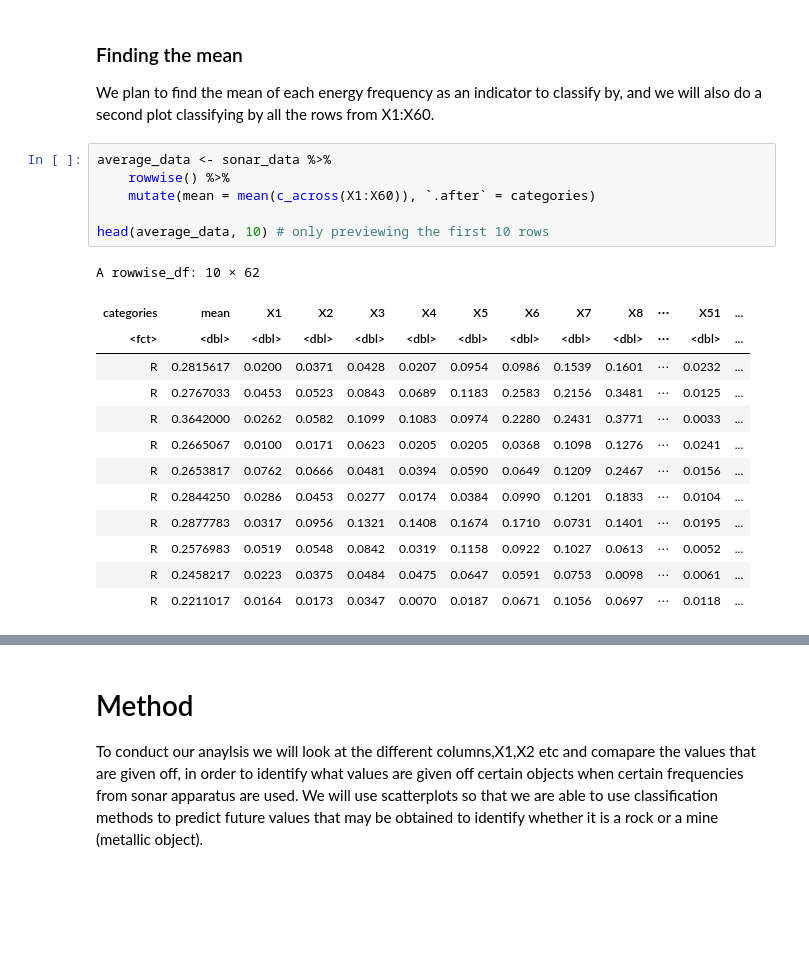
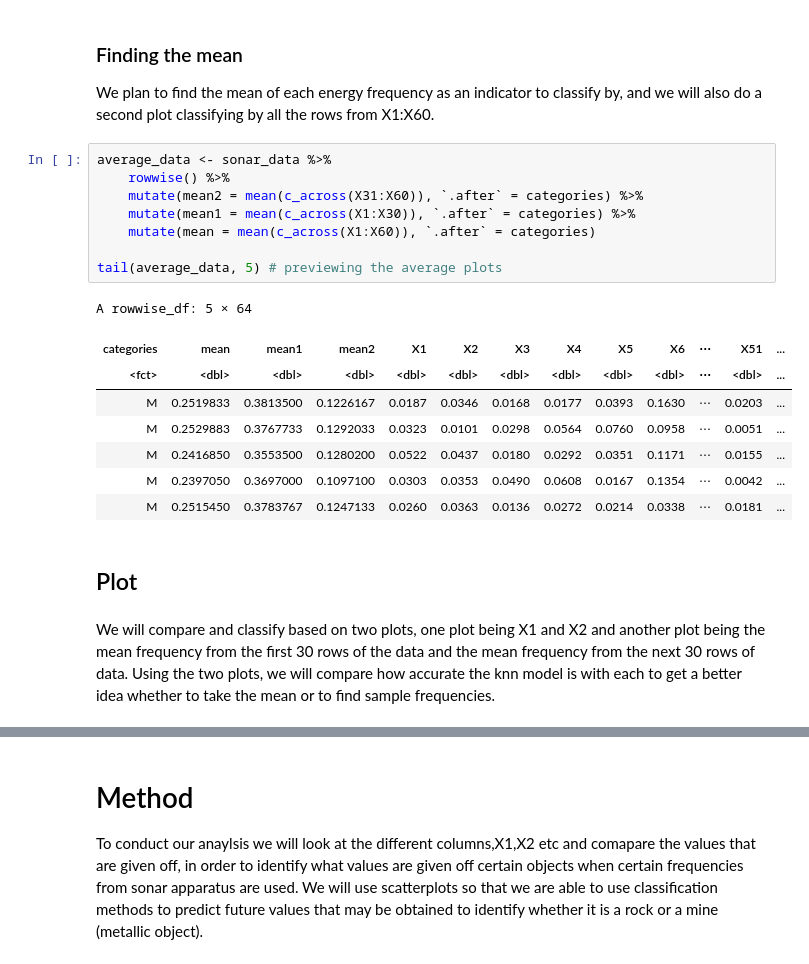
Before and after one commit to ryanarnouk/dsci-100-project, a Jupyter notebook: proposal.ipynb, the cells around one changed output, grey strips where cells are left out. Drawn from its saved outputs; the diff is of its cells as text; blank space fills up the shorter version.

Commit message:
Added new plots and reorganized

```diff
--- a/proposal.ipynb
+++ b/proposal.ipynb
@@ -131,21 +117,22 @@ We plan to find the mean of each energy frequency as an indicator to classify by
 # %%
 average_data <- sonar_data %>%
     rowwise() %>%
+    mutate(mean2 = mean(c_across(X31:X60)), `.after` = categories) %>%
+    mutate(mean1 = mean(c_across(X1:X30)), `.after` = categories) %>%
     mutate(mean = mean(c_across(X1:X60)), `.after` = categories)
 
-head(average_data, 10) # only previewing the first 10 rows
+tail(average_data, 5) # previewing the average plots
 # %% [output]
-A rowwise_df: 10 × 62
+A rowwise_df: 5 × 64
-| categories | mean | X1 | X2 | X3 | X4 | X5 | X6 | X7 | X8 | ⋯ | X51 | ... |
+| categories | mean | mean1 | mean2 | X1 | X2 | X3 | X4 | X5 | X6 | ⋯ | X51 | ... |
 | <fct> | <dbl> | <dbl> | <dbl> | <dbl> | <dbl> | <dbl> | <dbl> | <dbl> | <dbl> | ⋯ | <dbl> | ... |
-| R | 0.2815617 | 0.0200 | 0.0371 | 0.0428 | 0.0207 | 0.0954 | 0.0986 | 0.1539 | 0.1601 | ⋯ | 0.0232 | ... |
-| R | 0.2767033 | 0.0453 | 0.0523 | 0.0843 | 0.0689 | 0.1183 | 0.2583 | 0.2156 | 0.3481 | ⋯ | 0.0125 | ... |
-| R | 0.3642000 | 0.0262 | 0.0582 | 0.1099 | 0.1083 | 0.0974 | 0.2280 | 0.2431 | 0.3771 | ⋯ | 0.0033 | ... |
-| R | 0.2665067 | 0.0100 | 0.0171 | 0.0623 | 0.0205 | 0.0205 | 0.0368 | 0.1098 | 0.1276 | ⋯ | 0.0241 | ... |
-| R | 0.2653817 | 0.0762 | 0.0666 | 0.0481 | 0.0394 | 0.0590 | 0.0649 | 0.1209 | 0.2467 | ⋯ | 0.0156 | ... |
-| R | 0.2844250 | 0.0286 | 0.0453 | 0.0277 | 0.0174 | 0.0384 | 0.0990 | 0.1201 | 0.1833 | ⋯ | 0.0104 | ... |
-| R | 0.2877783 | 0.0317 | 0.0956 | 0.1321 | 0.1408 | 0.1674 | 0.1710 | 0.0731 | 0.1401 | ⋯ | 0.0195 | ... |
-| R | 0.2576983 | 0.0519 | 0.0548 | 0.0842 | 0.0319 | 0.1158 | 0.0922 | 0.1027 | 0.0613 | ⋯ | 0.0052 | ... |
-| R | 0.2458217 | 0.0223 | 0.0375 | 0.0484 | 0.0475 | 0.0647 | 0.0591 | 0.0753 | 0.0098 | ⋯ | 0.0061 | ... |
-| R | 0.2211017 | 0.0164 | 0.0173 | 0.0347 | 0.0070 | 0.0187 | 0.0671 | 0.1056 | 0.0697 | ⋯ | 0.0118 | ... |
+| M | 0.2519833 | 0.3813500 | 0.1226167 | 0.0187 | 0.0346 | 0.0168 | 0.0177 | 0.0393 | 0.1630 | ⋯ | 0.0203 | ... |
+| M | 0.2529883 | 0.3767733 | 0.1292033 | 0.0323 | 0.0101 | 0.0298 | 0.0564 | 0.0760 | 0.0958 | ⋯ | 0.0051 | ... |
+| M | 0.2416850 | 0.3553500 | 0.1280200 | 0.0522 | 0.0437 | 0.0180 | 0.0292 | 0.0351 | 0.1171 | ⋯ | 0.0155 | ... |
+| M | 0.2397050 | 0.3697000 | 0.1097100 | 0.0303 | 0.0353 | 0.0490 | 0.0608 | 0.0167 | 0.1354 | ⋯ | 0.0042 | ... |
+| M | 0.2515450 | 0.3783767 | 0.1247133 | 0.0260 | 0.0363 | 0.0136 | 0.0272 | 0.0214 | 0.0338 | ⋯ | 0.0181 | ... |
+# %% [markdown]
+## Plot
+# %% [markdown]
+We will compare and classify based on two plots, one plot being X1 and X2 and another plot being the mean frequency from the first 30 rows of the data and the mean frequency from the next 30 rows of data. Using the two plots, we will compare how accurate the knn model is with each to get a better idea whether to take the mean or to find sample frequencies.
 # %%
```
Also changed, not shown: parts of 6 cells of this notebook.
